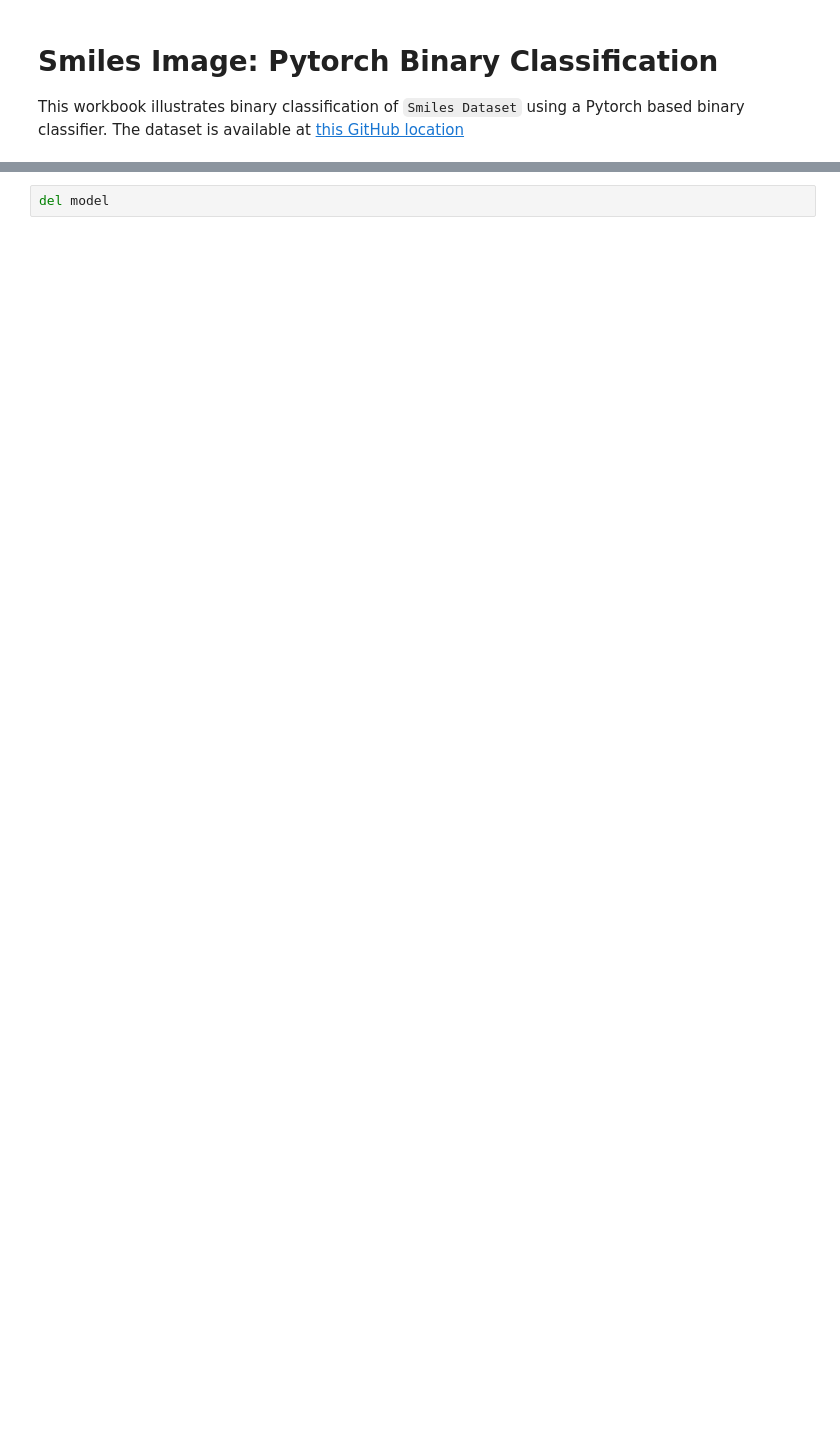
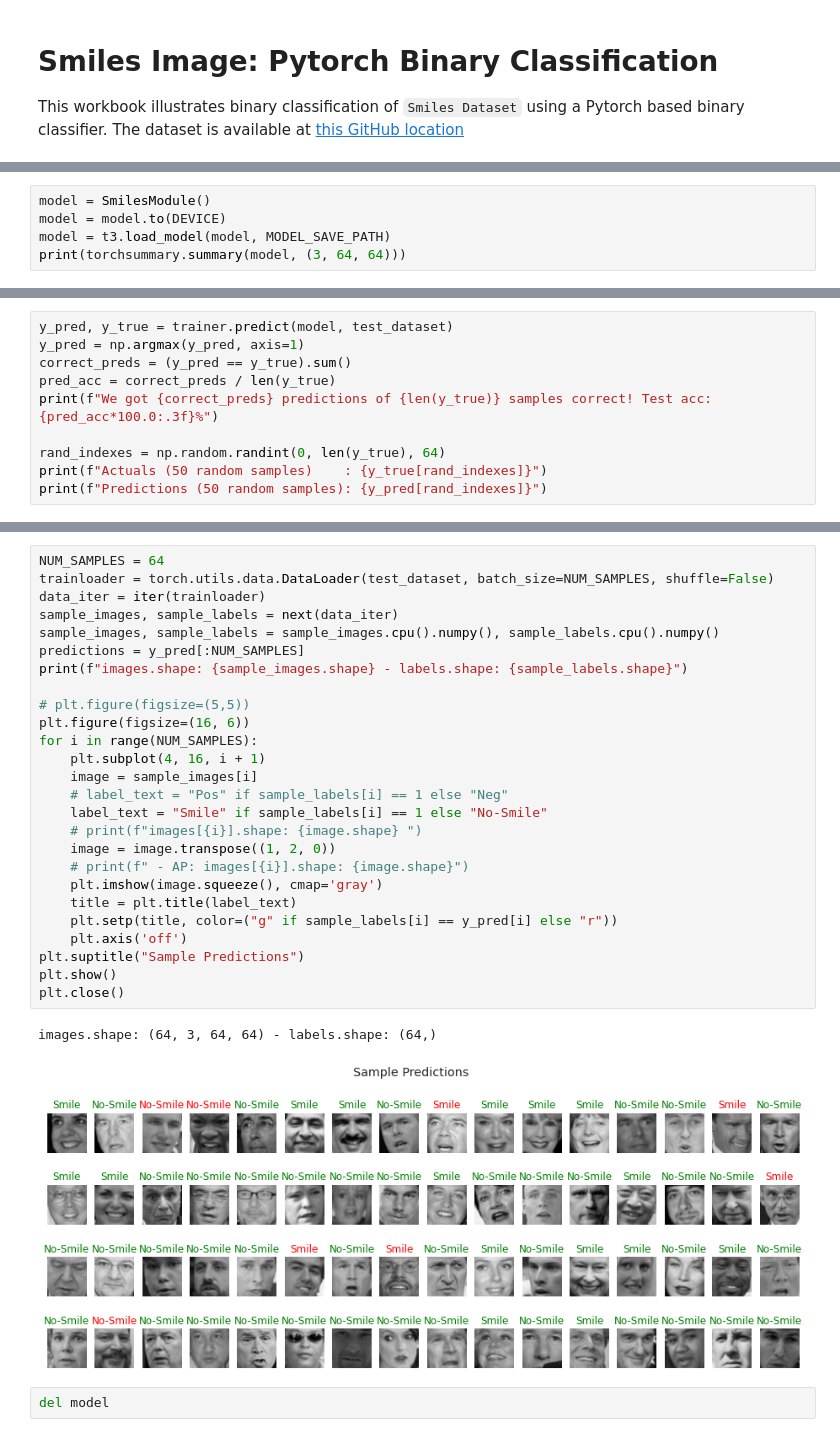
Before and after one commit to mjbhobe/dl-pytorch, a Jupyter notebook: Pytorch - Smiles - Binary Classification.ipynb, the cells around one changed output, grey strips where cells are left out. Saved outputs shown, nothing was run; the diff lists cells and outputs as text; blank space fills up the shorter version.

```diff
--- a/Pytorch - Smiles - Binary Classification.ipynb
+++ b/Pytorch - Smiles - Binary Classification.ipynb
@@ -340,0 +285,5 @@ We got 2420 of 2633 correct!
+# %%
+model = SmilesModule()
+model = model.to(DEVICE)
+model = t3.load_model(model, MODEL_SAVE_PATH)
+print(torchsummary.summary(model, (3, 64, 64)))
@@ -340,0 +308,10 @@ We got 2420 of 2633 correct!
+# %%
+y_pred, y_true = trainer.predict(model, test_dataset)
+y_pred = np.argmax(y_pred, axis=1)
+correct_preds = (y_pred == y_true).sum()
+pred_acc = correct_preds / len(y_true)
+print(f"We got {correct_preds} predictions of {len(y_true)} samples correct! Test acc: {pred_acc*100.0:.3f}%")
+
+rand_indexes = np.random.randint(0, len(y_true), 64)
+print(f"Actuals (50 random samples)    : {y_true[rand_indexes]}")
+print(f"Predictions (50 random samples): {y_pred[rand_indexes]}")
@@ -341,2 +322,31 @@ We got 2420 of 2633 correct!
+# %%
+NUM_SAMPLES = 64
+trainloader = torch.utils.data.DataLoader(test_dataset, batch_size=NUM_SAMPLES, shuffle=False)
+data_iter = iter(trainloader)
+sample_images, sample_labels = next(data_iter)
+sample_images, sample_labels = sample_images.cpu().numpy(), sample_labels.cpu().numpy()
+predictions = y_pred[:NUM_SAMPLES]
+print(f"images.shape: {sample_images.shape} - labels.shape: {sample_labels.shape}")
+
+# plt.figure(figsize=(5,5))
+plt.figure(figsize=(16, 6))
+for i in range(NUM_SAMPLES):
+    plt.subplot(4, 16, i + 1)
+    image = sample_images[i]
+    # label_text = "Pos" if sample_labels[i] == 1 else "Neg"
+    label_text = "Smile" if sample_labels[i] == 1 else "No-Smile"
+    # print(f"images[{i}].shape: {image.shape} ")
+    image = image.transpose((1, 2, 0))
+    # print(f" - AP: images[{i}].shape: {image.shape}")
+    plt.imshow(image.squeeze(), cmap='gray')
+    title = plt.title(label_text)
+    plt.setp(title, color=("g" if sample_labels[i] == y_pred[i] else "r"))
+    plt.axis('off')
+plt.suptitle("Sample Predictions")
+plt.show()
+plt.close()
+# %% [output]
+images.shape: (64, 3, 64, 64) - labels.shape: (64,)
+[figure, added]
 # %%
 del model
```
Also changed, not shown: parts of 38 cells of this notebook, 4 other files.
